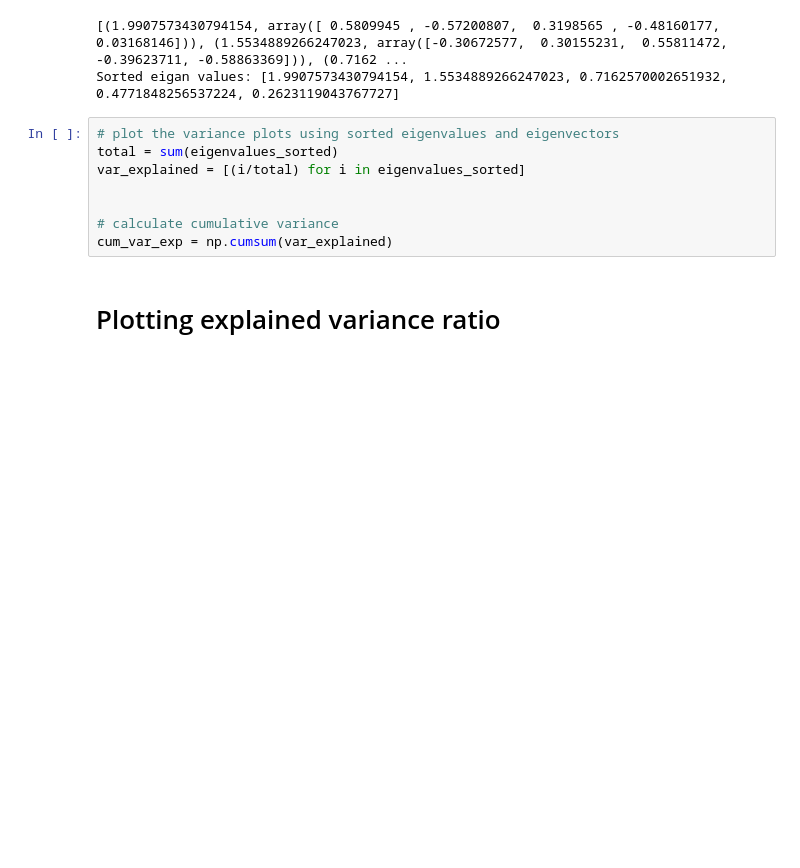
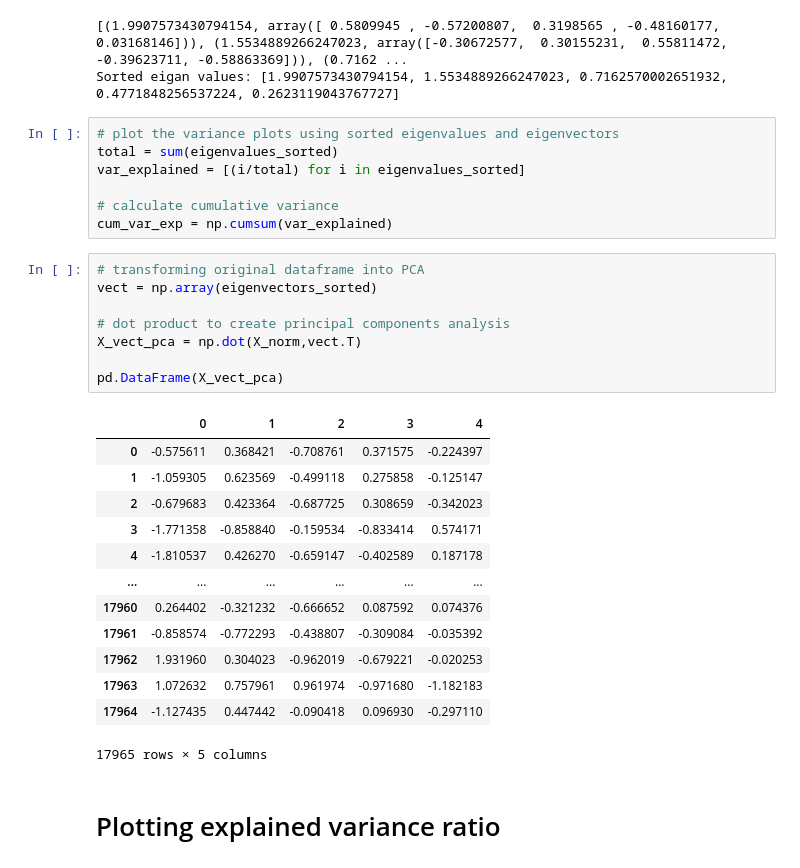
Before and after one commit to avikumart/Principal-Component-Analysis, a Jupyter notebook: pca-principal-component-analysis-variance-plots.ipynb, the cells around one changed output. Saved outputs shown, nothing was run; the diff lists cells and outputs as text; blank space fills up the shorter version.

Commit message:
Kaggle Notebook | [PCA]Principal Component Analysis from scratch | Version 9

```diff
--- a/pca-principal-component-analysis-variance-plots.ipynb
+++ b/pca-principal-component-analysis-variance-plots.ipynb
@@ -197,9 +197,30 @@ Sorted eigan values: [1.9907573430794154, 1.5534889266247023, 0.7162570002651932
 total = sum(eigenvalues_sorted)
 var_explained = [(i/total) for i in eigenvalues_sorted]
 
-
 # calculate cumulative variance
 cum_var_exp = np.cumsum(var_explained)
+# %%
+# transforming original dataframe into PCA
+vect = np.array(eigenvectors_sorted)
+
+# dot product to create principal components analysis
+X_vect_pca = np.dot(X_norm,vect.T)
+
+pd.DataFrame(X_vect_pca)
+# %% [output]
+|  | 0 | 1 | 2 | 3 | 4 |
+| 0 | -0.575611 | 0.368421 | -0.708761 | 0.371575 | -0.224397 |
+| 1 | -1.059305 | 0.623569 | -0.499118 | 0.275858 | -0.125147 |
+| 2 | -0.679683 | 0.423364 | -0.687725 | 0.308659 | -0.342023 |
+| 3 | -1.771358 | -0.858840 | -0.159534 | -0.833414 | 0.574171 |
+| 4 | -1.810537 | 0.426270 | -0.659147 | -0.402589 | 0.187178 |
+| ... | ... | ... | ... | ... | ... |
+| 17960 | 0.264402 | -0.321232 | -0.666652 | 0.087592 | 0.074376 |
+| 17961 | -0.858574 | -0.772293 | -0.438807 | -0.309084 | -0.035392 |
+| 17962 | 1.931960 | 0.304023 | -0.962019 | -0.679221 | -0.020253 |
+| 17963 | 1.072632 | 0.757961 | 0.961974 | -0.971680 | -1.182183 |
+| 17964 | -1.127435 | 0.447442 | -0.090418 | 0.096930 | -0.297110 |
+17965 rows × 5 columns
 # %% [markdown]
 # Plotting explained variance ratio
 # %%
```
Also changed, not shown: parts of 2 cells of this notebook.
